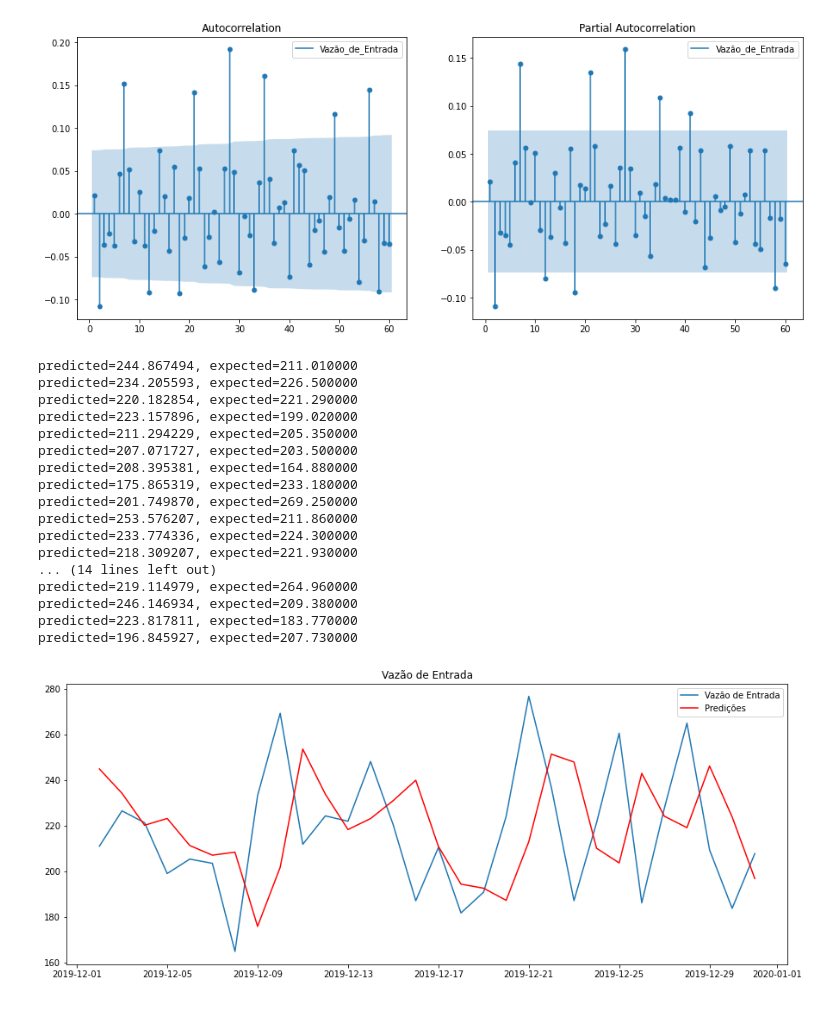
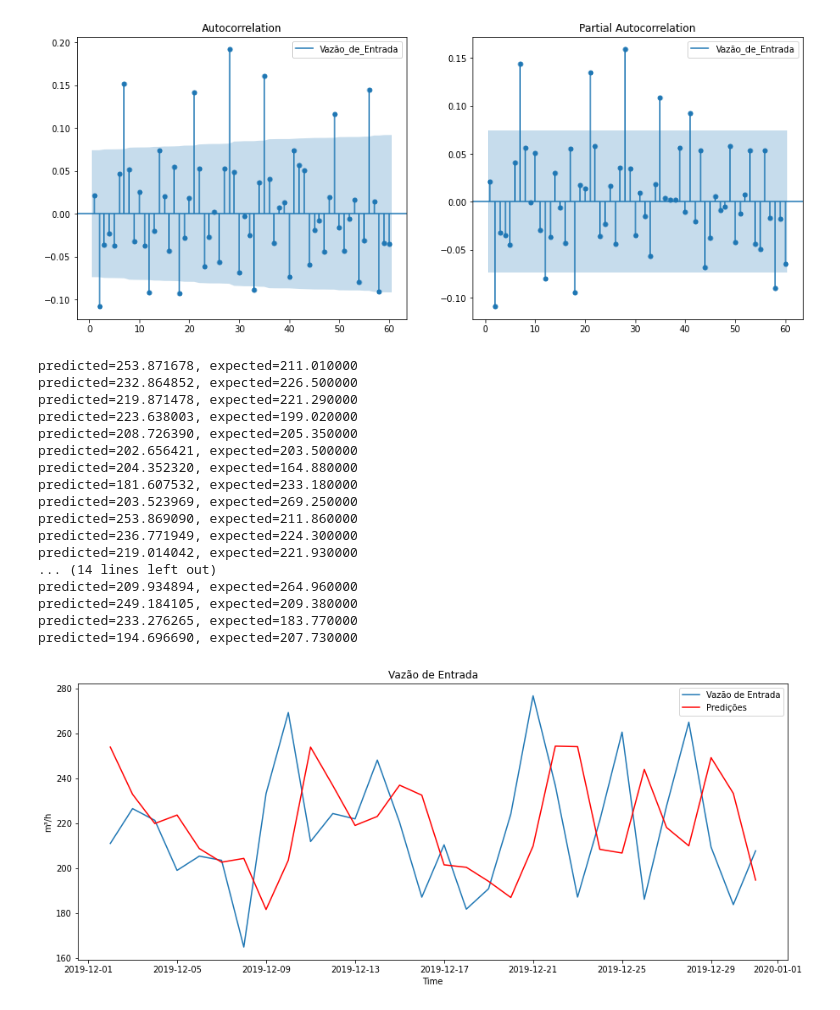
Before and after one commit to MarceloAvanzi/Time-Series-Forecast, a Jupyter notebook: ARIMA_FT01.ipynb, the cells around one changed output. Saved outputs shown, nothing was run; the diff lists cells and outputs as text; code cells hidden in the pictures.

```diff
--- a/ARIMA_FT01.ipynb
+++ b/ARIMA_FT01.ipynb
@@ -82,8 +82,8 @@ plt.show()
 # %%
 #Rodar o ARIMA para os dados de treino, fazer forecast para o tamanho dos dados test
 for t in range(len(test)):
-    #model = ARIMA(history, order=(1,1,0))
-    model = sm.tsa.statespace.SARIMAX(history, order=(1,1,0), seasonal_order=(1,0,0,7))
+    model = ARIMA(history, order=(1,1,0))
+    #model = sm.tsa.statespace.SARIMAX(history, order=(1,1,0), seasonal_order=(1,0,0,7))
     model_fit = model.fit()
     output = model_fit.forecast()
     yhat = output[0]
@@ -93,33 +93,35 @@ for t in range(len(test)):
     print('predicted=%f, expected=%f' % (yhat, obs))
 test['Predict'] = predictions
 # %% [output]
-predicted=244.867494, expected=211.010000
-predicted=234.205593, expected=226.500000
-predicted=220.182854, expected=221.290000
-predicted=223.157896, expected=199.020000
-predicted=211.294229, expected=205.350000
-predicted=207.071727, expected=203.500000
-predicted=208.395381, expected=164.880000
-predicted=175.865319, expected=233.180000
-predicted=201.749870, expected=269.250000
-predicted=253.576207, expected=211.860000
-predicted=233.774336, expected=224.300000
-predicted=218.309207, expected=221.930000
+predicted=253.871678, expected=211.010000
+predicted=232.864852, expected=226.500000
+predicted=219.871478, expected=221.290000
+predicted=223.638003, expected=199.020000
+predicted=208.726390, expected=205.350000
+predicted=202.656421, expected=203.500000
+predicted=204.352320, expected=164.880000
+predicted=181.607532, expected=233.180000
+predicted=203.523969, expected=269.250000
+predicted=253.869090, expected=211.860000
+predicted=236.771949, expected=224.300000
+predicted=219.014042, expected=221.930000
 ... (14 lines left out)
-predicted=219.114979, expected=264.960000
-predicted=246.146934, expected=209.380000
-predicted=223.817811, expected=183.770000
-predicted=196.845927, expected=207.730000
+predicted=209.934894, expected=264.960000
+predicted=249.184105, expected=209.380000
+predicted=233.276265, expected=183.770000
+predicted=194.696690, expected=207.730000
 # %%
 # Plotar a previsão e comparar com os testes
 plt.figure(figsize=(15,6))
 plt.plot(test['Vazao01'])
 plt.plot(test['Predict'], color='red')
 plt.title('Vazão de Entrada')
 plt.legend(['Vazão de Entrada', 'Predições'], loc="upper right")
+plt.ylabel('m³/h')
+plt.xlabel('Time')
 plt.show()
 # %% [output]
-[figure, old version]
+[figure, new version]
 # %%
 # -----------------------------Função para analisar erros--------------------------------
 def check_erro(orig, prev, nome_col='', nome_indice=''):
```
Also changed, not shown: parts of 3 cells of this notebook, 2 other files.
